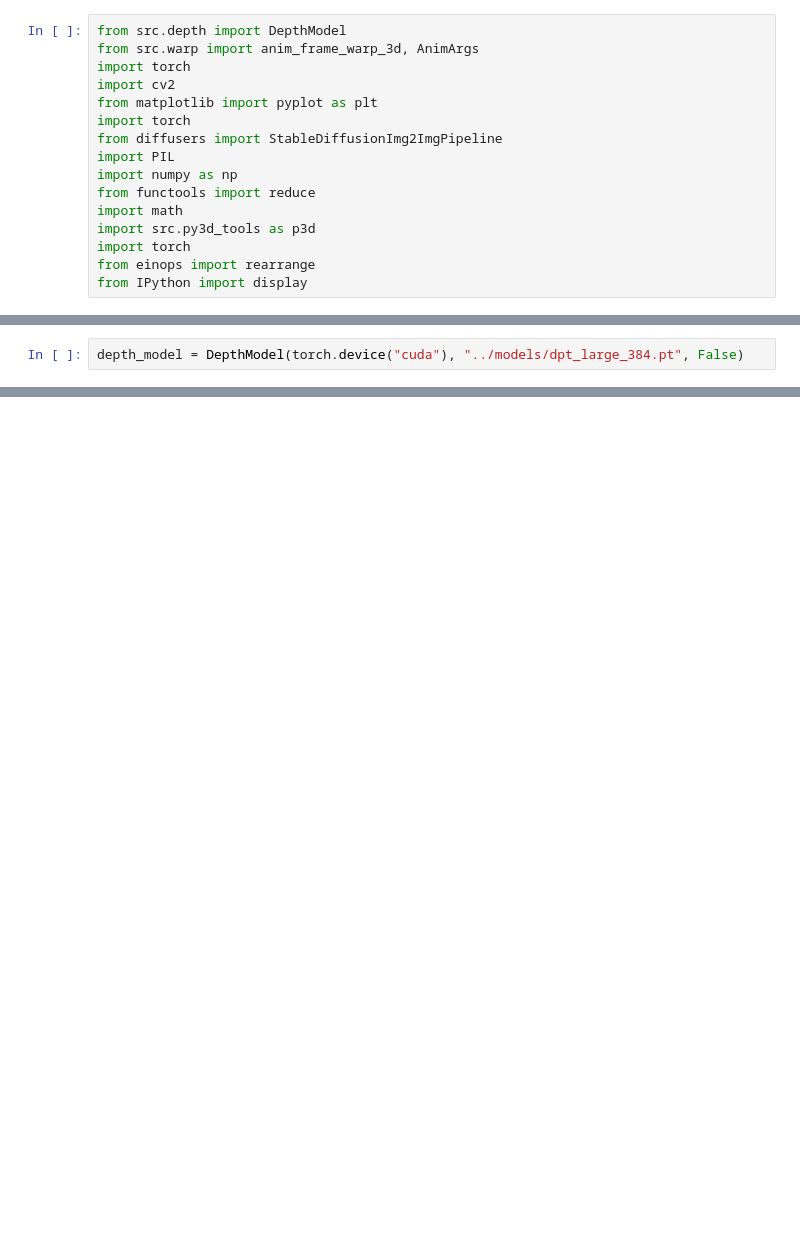
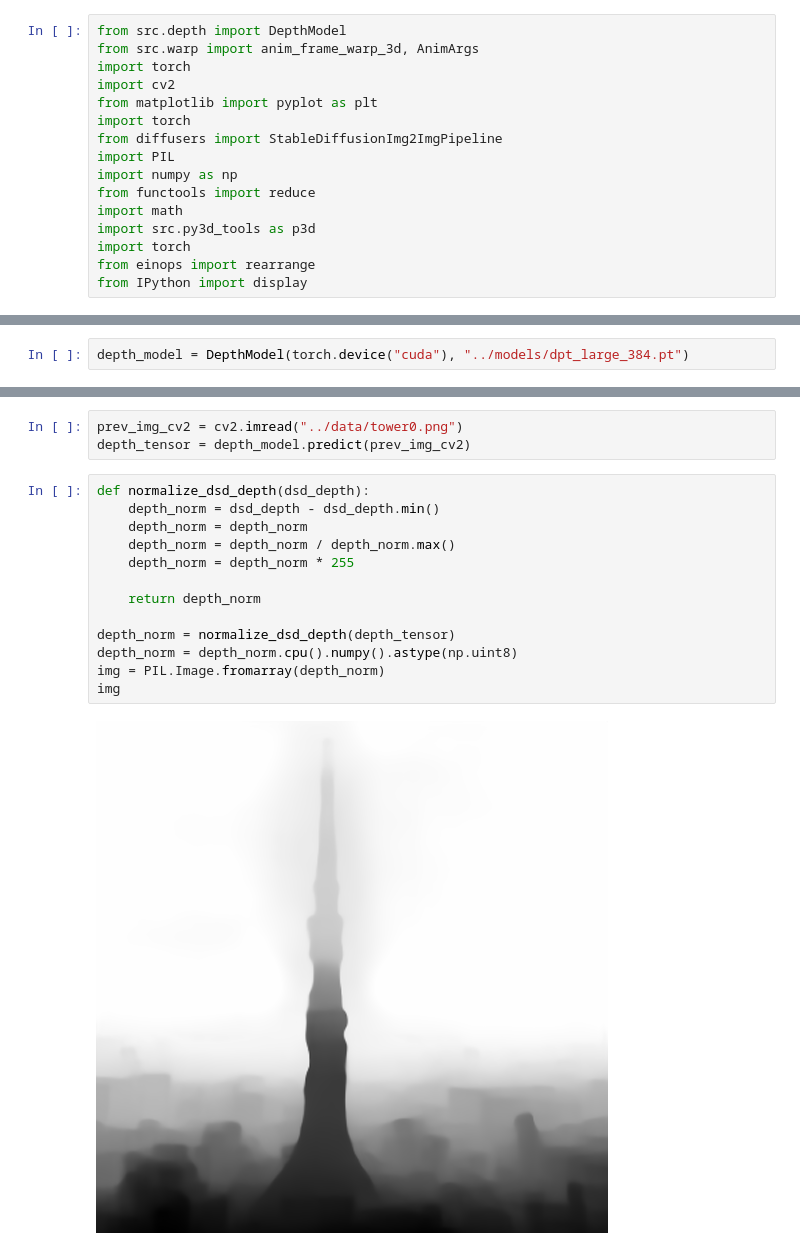
Before and after one commit to IzumiSatoshi/deforumed-walk, a Jupyter notebook: notebooks/dev.ipynb, the cells around one changed output, grey strips where cells are left out. Drawn from its saved outputs; the diff is of its cells as text; blank space fills up the shorter version.

Commit message:
feat: experiment with depth transform

```diff
--- a/notebooks/dev.ipynb
+++ b/notebooks/dev.ipynb
@@ -39,2 +17,2 @@ def pil2cv(image):
 # %%
-depth_model = DepthModel(torch.device("cuda"), "../models/dpt_large_384.pt", False)
+depth_model = DepthModel(torch.device("cuda"), "../models/dpt_large_384.pt")
@@ -205,0 +55,18 @@ axs.imshow(transform_prev_img(img, depth, device))
+# %%
+prev_img_cv2 = cv2.imread("../data/tower0.png")
+depth_tensor = depth_model.predict(prev_img_cv2)
+# %%
+def normalize_dsd_depth(dsd_depth):
+    depth_norm = dsd_depth - dsd_depth.min()
+    depth_norm = depth_norm
+    depth_norm = depth_norm / depth_norm.max()
+    depth_norm = depth_norm * 255
+
+    return depth_norm
+
+depth_norm = normalize_dsd_depth(depth_tensor)
+depth_norm = depth_norm.cpu().numpy().astype(np.uint8)
+img = PIL.Image.fromarray(depth_norm)
+img
+# %% [output]
+[figure, added]
```
Also changed, not shown: parts of 13 cells of this notebook, 5 other files.
